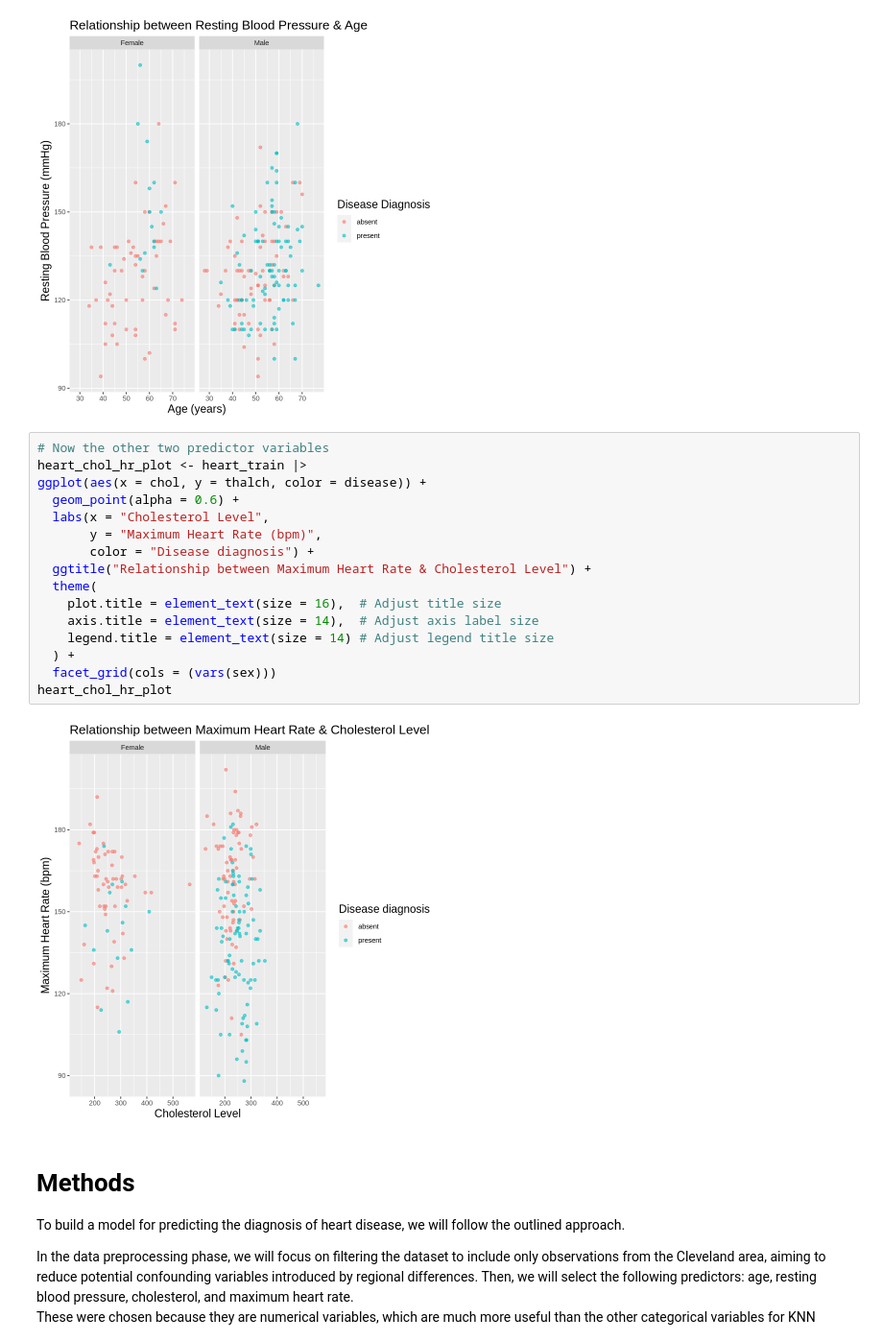
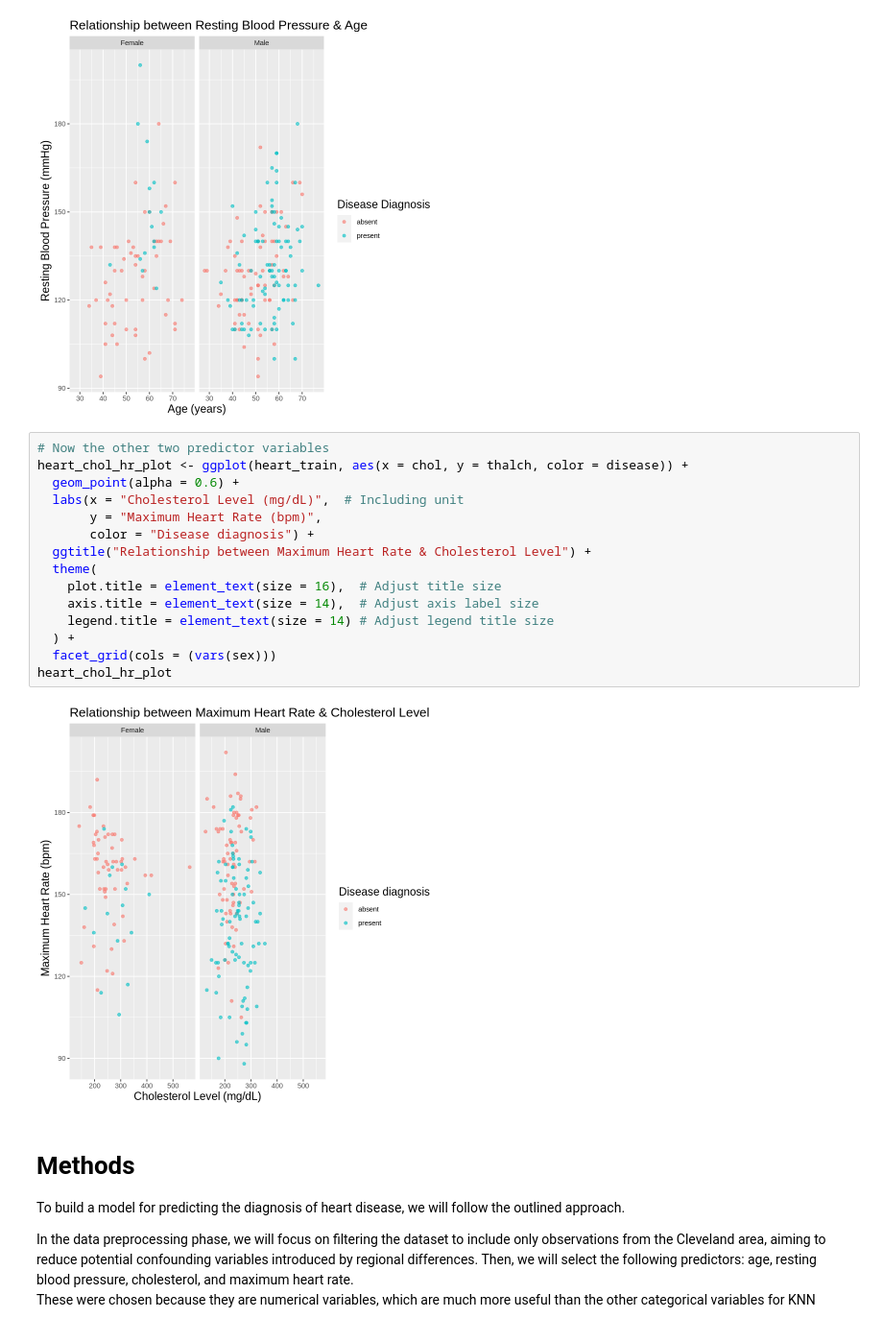
Before and after one commit to chiefpat450119/HeartDiseaseClassifier, a Jupyter notebook: Project_Notebook.ipynb, the cells around one changed output. Shown at 96% size. Cells and saved outputs as stored; diff of their text form.

Commit message:
minor changes in graph

```diff
--- a/Project_Notebook.ipynb
+++ b/Project_Notebook.ipynb
@@ -177,22 +177,21 @@ heart_age_bp_plot
 [figure]
 # %%
 # Now the other two predictor variables
-heart_chol_hr_plot <- heart_train |>
-ggplot(aes(x = chol, y = thalch, color = disease)) +
+heart_chol_hr_plot <- ggplot(heart_train, aes(x = chol, y = thalch, color = disease)) +
   geom_point(alpha = 0.6) +
-  labs(x = "Cholesterol Level",
+  labs(x = "Cholesterol Level (mg/dL)",  # Including unit
        y = "Maximum Heart Rate (bpm)",
        color = "Disease diagnosis") +
   ggtitle("Relationship between Maximum Heart Rate & Cholesterol Level") +
   theme(
     plot.title = element_text(size = 16),  # Adjust title size
     axis.title = element_text(size = 14),  # Adjust axis label size
     legend.title = element_text(size = 14) # Adjust legend title size
   ) +
   facet_grid(cols = (vars(sex)))
 heart_chol_hr_plot
 # %% [output]
-[figure, old version]
+[figure, new version]
 # %% [markdown]
 # Methods
 To build a model for predicting the diagnosis of heart disease, we will follow the outlined approach.
```
Also changed, not shown: parts of 1 cell of this notebook.
